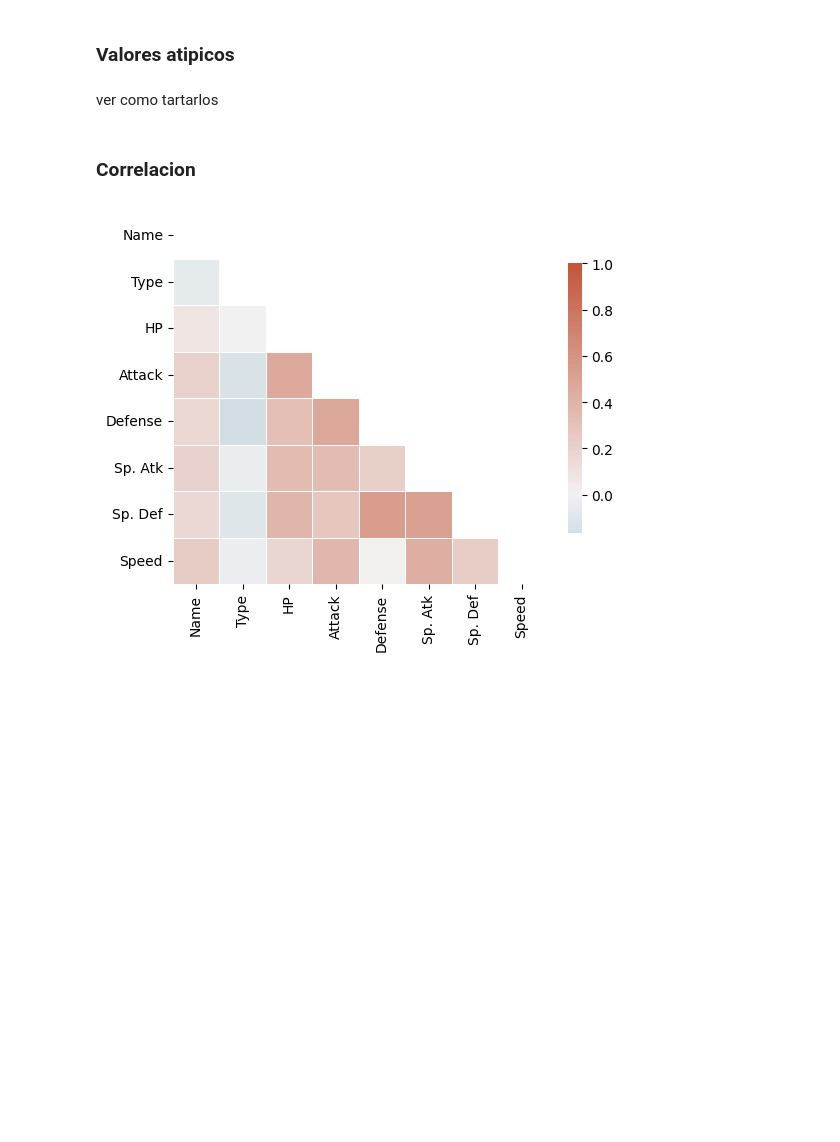
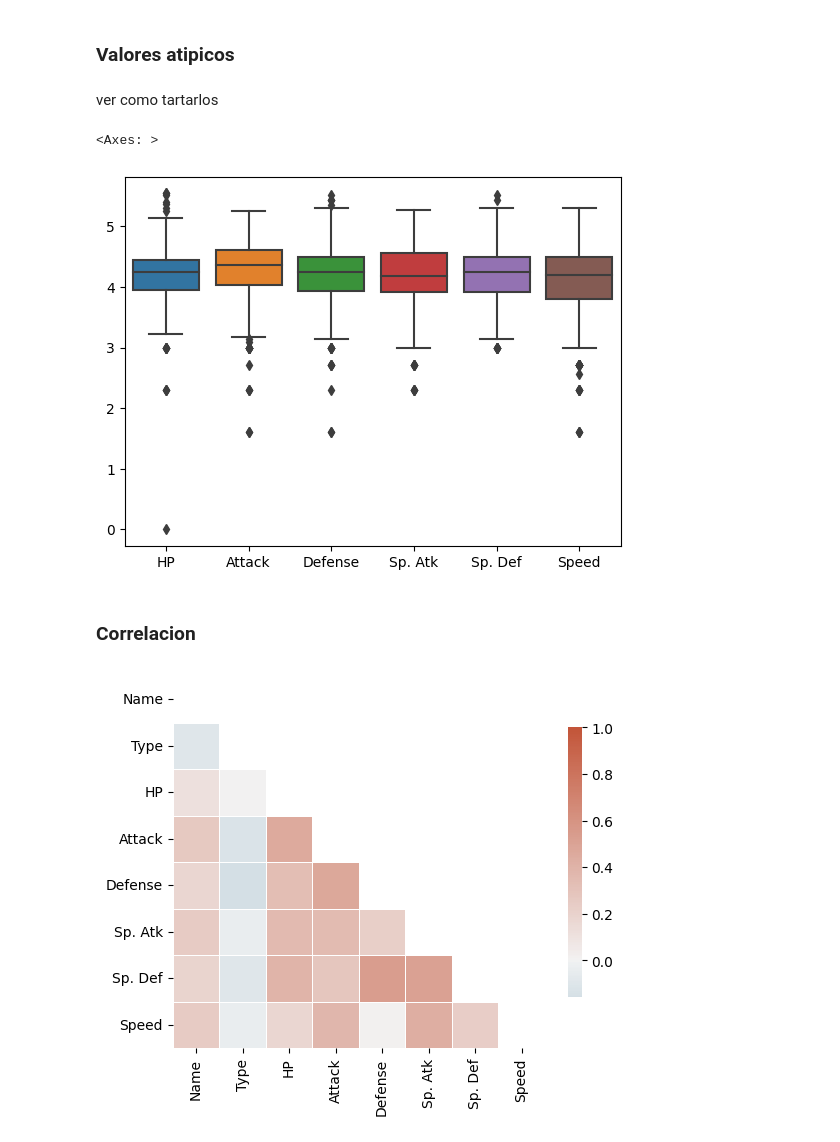
Before and after one commit to Simon890/mineria_datos, a Jupyter notebook: TP2.ipynb, the cells around one changed output. Saved outputs shown, nothing was run; the diff lists cells and outputs as text; code cells hidden in the pictures; blank space fills up the shorter version.

```diff
--- a/TP2.ipynb
+++ b/TP2.ipynb
@@ -490,0 +542,4 @@ interactive(children=(Dropdown(description='Variable:', options=('HP', 'Attack',
+# %%
+# Eliminar las filas duplicadas
+cartas = cartas.drop_duplicates()
+cartas[mask]
@@ -492,6 +561,15 @@ interactive(children=(Dropdown(description='Variable:', options=('HP', 'Attack',
 ### Valores atipicos
 # %% [markdown]
 ver como tartarlos
+# %%
+cartas_log = cartas.copy()
+for col in cartas_log.select_dtypes(include=[np.number]).columns:
+    cartas_log[col] = np.log(cartas_log[col])
+
+sns.boxplot(cartas_log)
+# %% [output]
+<Axes: >
+[figure, added]
 # %% [markdown]
 ### Correlacion
 # %%
```
Also changed, not shown: parts of 21 cells of this notebook.
